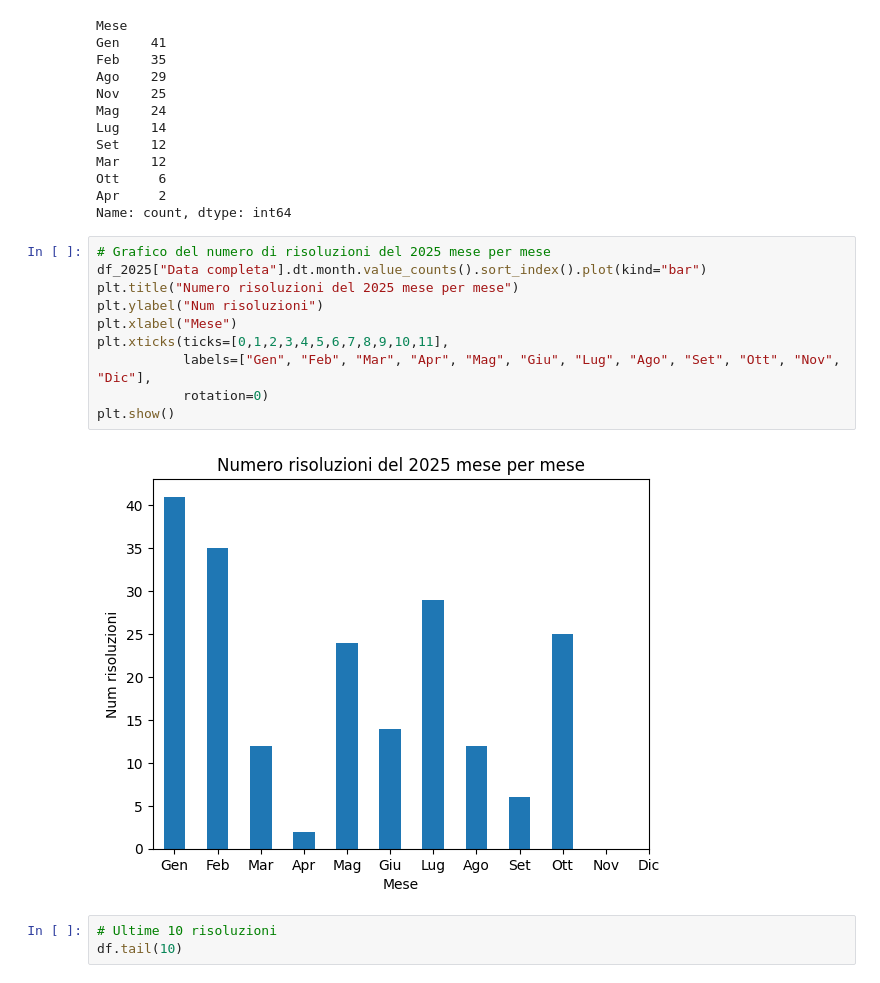
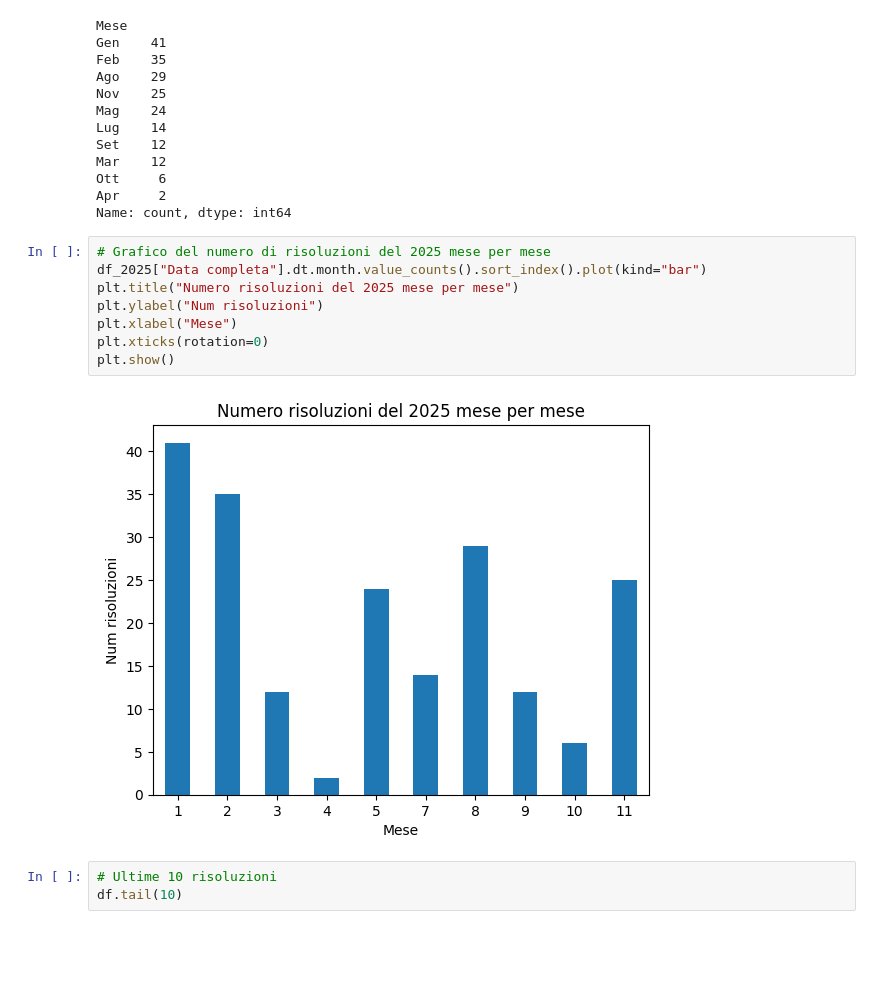
Before and after one commit to gl-alaimo/Timer_cubo_di_Rubik, a Jupyter notebook: scripts/notebook_generale.ipynb, the cells around one changed output. Saved outputs shown, nothing was run; the diff lists cells and outputs as text; blank space fills up the shorter version.

```diff
--- a/scripts/notebook_generale.ipynb
+++ b/scripts/notebook_generale.ipynb
@@ -134,15 +134,13 @@ Name: count, dtype: int64
 # %%
 # Grafico del numero di risoluzioni del 2025 mese per mese
 df_2025["Data completa"].dt.month.value_counts().sort_index().plot(kind="bar")
 plt.title("Numero risoluzioni del 2025 mese per mese")
 plt.ylabel("Num risoluzioni")
 plt.xlabel("Mese")
-plt.xticks(ticks=[0,1,2,3,4,5,6,7,8,9,10,11],
-           labels=["Gen", "Feb", "Mar", "Apr", "Mag", "Giu", "Lug", "Ago", "Set", "Ott", "Nov", "Dic"],
-           rotation=0)
+plt.xticks(rotation=0)
 plt.show()
 # %% [output]
-[figure, old version]
+[figure, new version]
 # %%
 # Ultime 10 risoluzioni
 df.tail(10)
```
Also changed, not shown: 1 other file.
